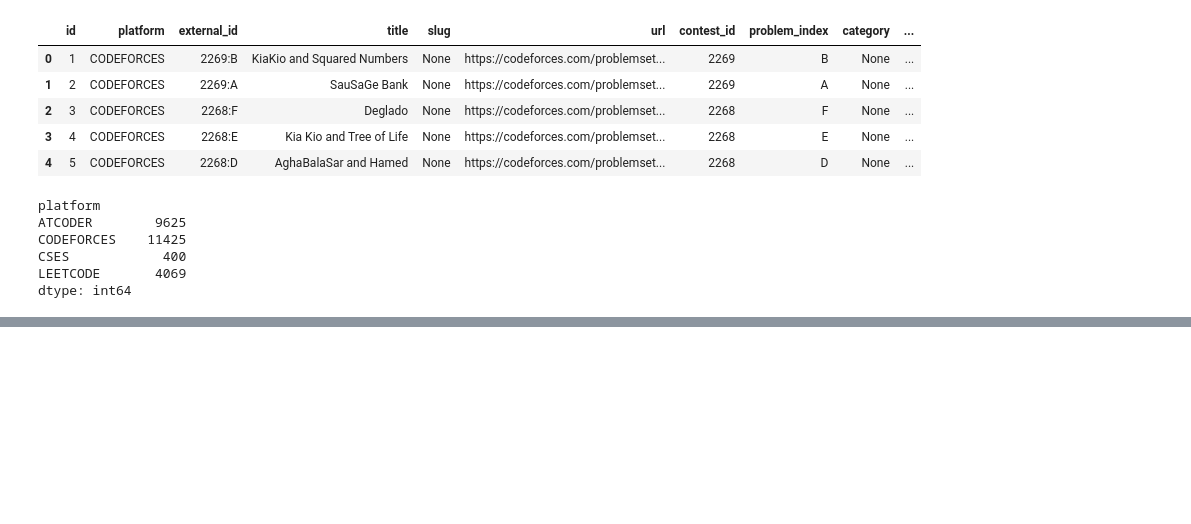
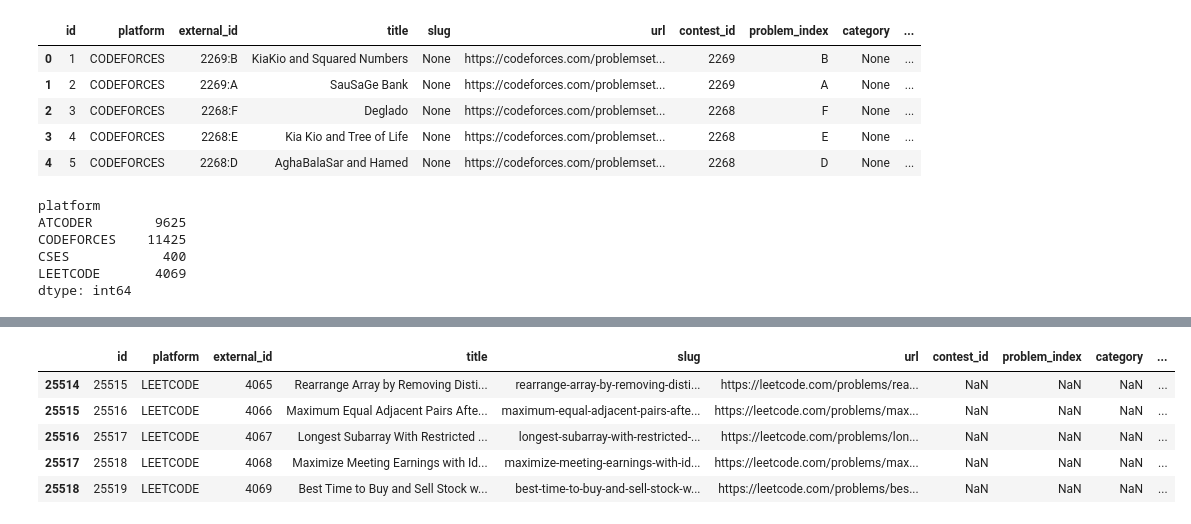
Before and after one commit to Batata-Vada/project_red, a Jupyter notebook: main.ipynb, the cells around one changed output, grey strips where cells are left out. Saved outputs shown, nothing was run; the diff lists cells and outputs as text; code cells hidden in the pictures; blank space fills up the shorter version.

```diff
--- a/main.ipynb
+++ b/main.ipynb
@@ -49,0 +71,9 @@ dtype: int64
+# %%
+df.tail()
+# %% [output]
+|  | id | platform | external_id | title | slug | url | contest_id | problem_index | category | ... |
+| 25514 | 25515 | LEETCODE | 4065 | Rearrange Array by Removing Disti... | rearrange-array-by-removing-disti... | https://leetcode.com/problems/rea... | NaN | NaN | NaN | ... |
+| 25515 | 25516 | LEETCODE | 4066 | Maximum Equal Adjacent Pairs Afte... | maximum-equal-adjacent-pairs-afte... | https://leetcode.com/problems/max... | NaN | NaN | NaN | ... |
+| 25516 | 25517 | LEETCODE | 4067 | Longest Subarray With Restricted ... | longest-subarray-with-restricted-... | https://leetcode.com/problems/lon... | NaN | NaN | NaN | ... |
+| 25517 | 25518 | LEETCODE | 4068 | Maximize Meeting Earnings with Id... | maximize-meeting-earnings-with-id... | https://leetcode.com/problems/max... | NaN | NaN | NaN | ... |
+| 25518 | 25519 | LEETCODE | 4069 | Best Time to Buy and Sell Stock w... | best-time-to-buy-and-sell-stock-w... | https://leetcode.com/problems/bes... | NaN | NaN | NaN | ... |
```
Also changed, not shown: parts of 7 cells of this notebook, 1 other file.
